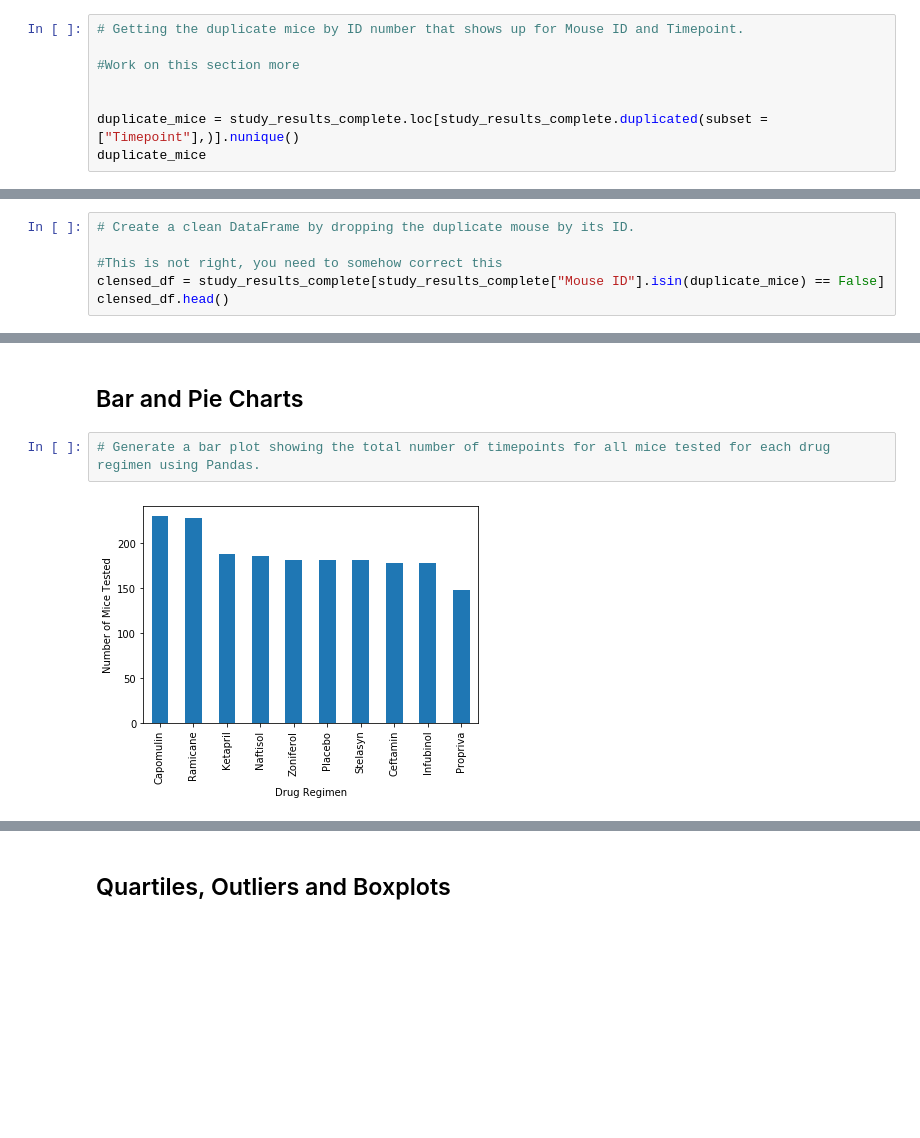
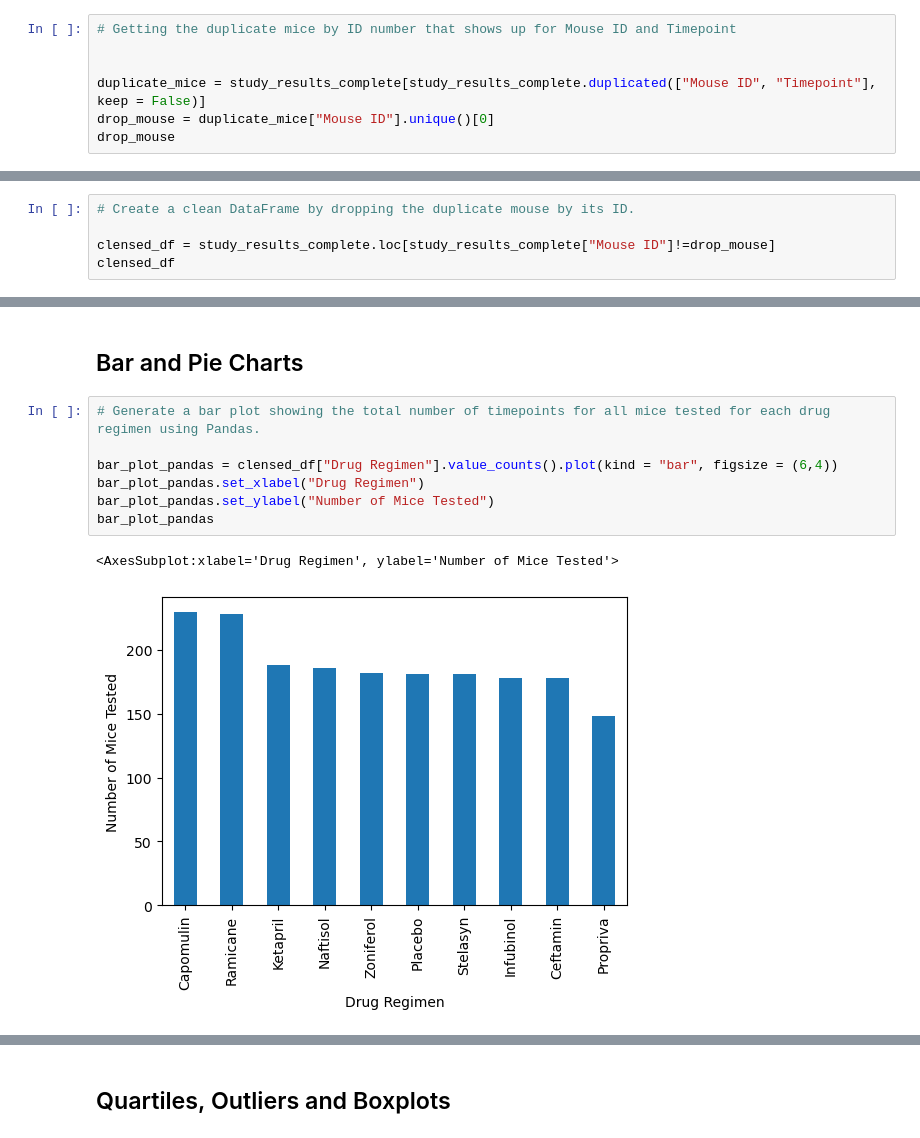
Before and after one commit to spmims/matplotlib-assignment, a Jupyter notebook: module_5_starter_code/Pymaceuticals/pymaceuticals_starter.ipynb, the cells around one changed output, grey strips where cells are left out. Cells and saved outputs as stored; diff of their text form; blank space fills up the shorter version.

```diff
--- a/module_5_starter_code/Pymaceuticals/pymaceuticals_starter.ipynb
+++ b/module_5_starter_code/Pymaceuticals/pymaceuticals_starter.ipynb
@@ -41,11 +42,10 @@ total_mice
 # %% [output]
 249
 # %%
-# Getting the duplicate mice by ID number that shows up for Mouse ID and Timepoint.
-
-#Work on this section more
+# Getting the duplicate mice by ID number that shows up for Mouse ID and Timepoint
 
 
-duplicate_mice = study_results_complete.loc[study_results_complete.duplicated(subset = ["Timepoint"],)].nunique()
-duplicate_mice
+duplicate_mice = study_results_complete[study_results_complete.duplicated(["Mouse ID", "Timepoint"], keep = False)]
+drop_mouse = duplicate_mice["Mouse ID"].unique()[0]
+drop_mouse
 # %% [output]
@@ -78,9 +68,8 @@ dtype: int64
 # %%
 # Create a clean DataFrame by dropping the duplicate mouse by its ID.
 
-#This is not right, you need to somehow correct this
-clensed_df = study_results_complete[study_results_complete["Mouse ID"].isin(duplicate_mice) == False]
-clensed_df.head()
+clensed_df = study_results_complete.loc[study_results_complete["Mouse ID"]!=drop_mouse]
+clensed_df
 # %% [output]
 |  | Mouse ID | Drug Regimen | Sex | Age_months | Weight (g) | Timepoint | Tumor Volume (mm3) | ... |
 | 0 | k403 | Ramicane | Male | 21 | 16 | 0 | 45.000000 | ... |
@@ -136,5 +164,11 @@ clensed_df.head()
 ## Bar and Pie Charts
 # %%
 # Generate a bar plot showing the total number of timepoints for all mice tested for each drug regimen using Pandas.
+
+bar_plot_pandas = clensed_df["Drug Regimen"].value_counts().plot(kind = "bar", figsize = (6,4))
+bar_plot_pandas.set_xlabel("Drug Regimen")
+bar_plot_pandas.set_ylabel("Number of Mice Tested")
+bar_plot_pandas
 # %% [output]
+<AxesSubplot:xlabel='Drug Regimen', ylabel='Number of Mice Tested'>
-[figure, old version]
+[figure, new version]
```
Also changed, not shown: parts of 12 cells of this notebook.
